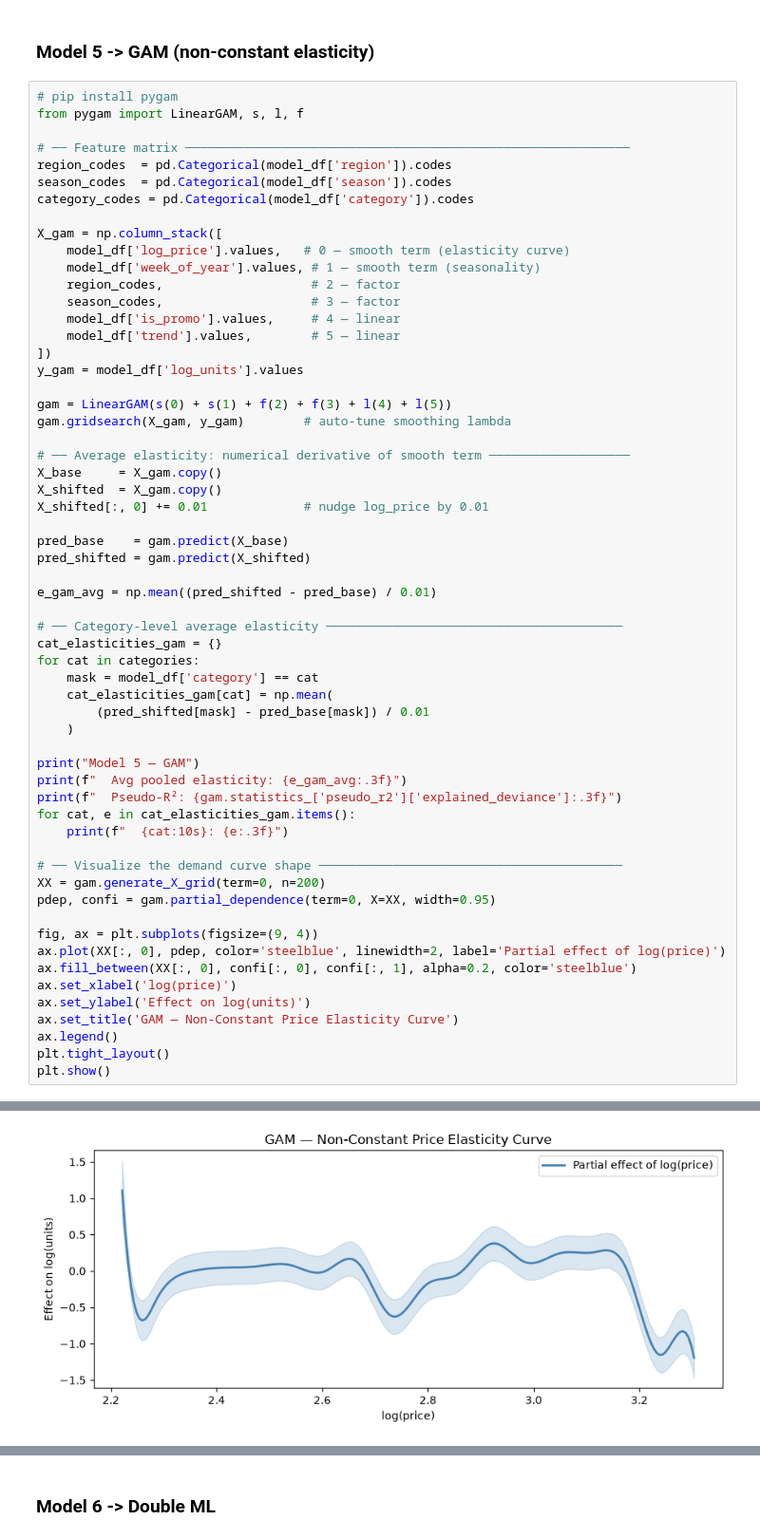
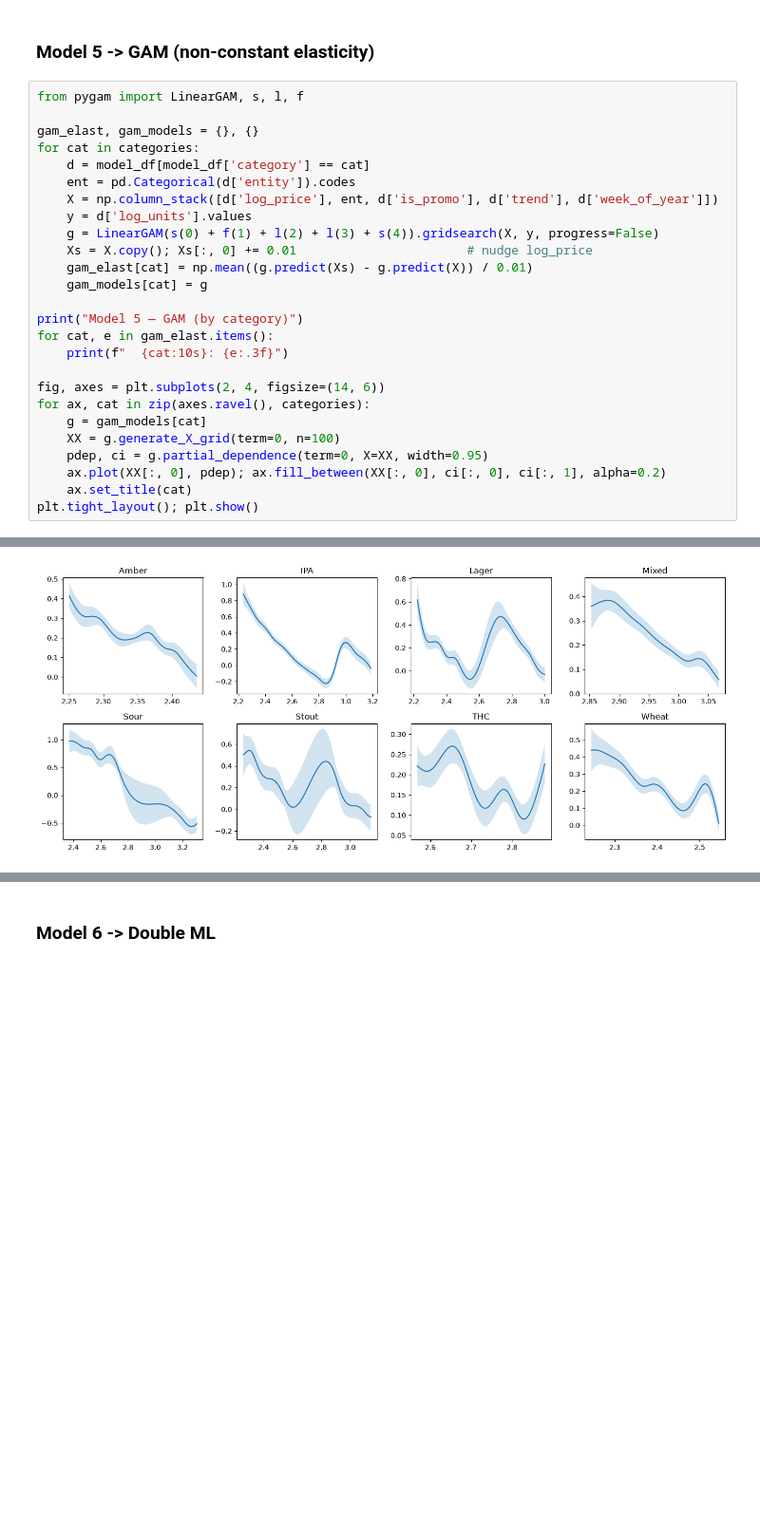
Before and after one commit to jwalluww/MarketingScience, a Jupyter notebook: price-elasticity/notebooks/price_elasticity.ipynb, the cells around one changed output, grey strips where cells are left out. Shown at 95% size. Cells and saved outputs as stored; diff of their text form; blank space fills up the shorter version.

Commit message:
Auto-commit: Tue 10/27/2026 17:12:35.04

```diff
--- a/price-elasticity/notebooks/price_elasticity.ipynb
+++ b/price-elasticity/notebooks/price_elasticity.ipynb
@@ -943,62 +943,29 @@ A 1% increase in price leads to a 2.266% decrease in demand for Lager (CI 1.24-3
 # %% [markdown]
 ### Model 5 -> GAM (non-constant elasticity)
 # %%
-# pip install pygam
 from pygam import LinearGAM, s, l, f
 
-# ── Feature matrix ────────────────────────────────────────────────────────────
-region_codes  = pd.Categorical(model_df['region']).codes
-season_codes  = pd.Categorical(model_df['season']).codes
-category_codes = pd.Categorical(model_df['category']).codes
+gam_elast, gam_models = {}, {}
+for cat in categories:
+    d = model_df[model_df['category'] == cat]
+    ent = pd.Categorical(d['entity']).codes
+    X = np.column_stack([d['log_price'], ent, d['is_promo'], d['trend'], d['week_of_year']])
+    y = d['log_units'].values
+    g = LinearGAM(s(0) + f(1) + l(2) + l(3) + s(4)).gridsearch(X, y, progress=False)
+    Xs = X.copy(); Xs[:, 0] += 0.01                       # nudge log_price
+    gam_elast[cat] = np.mean((g.predict(Xs) - g.predict(X)) / 0.01)
+    gam_models[cat] = g
 
-X_gam = np.column_stack([
-    model_df['log_price'].values,   # 0 — smooth term (elasticity curve)
-    model_df['week_of_year'].values, # 1 — smooth term (seasonality)
-    region_codes,                    # 2 — factor
-    season_codes,                    # 3 — factor
-    model_df['is_promo'].values,     # 4 — linear
-    model_df['trend'].values,        # 5 — linear
-])
-y_gam = model_df['log_units'].values
-
-gam = LinearGAM(s(0) + s(1) + f(2) + f(3) + l(4) + l(5))
-gam.gridsearch(X_gam, y_gam)        # auto-tune smoothing lambda
-
-# ── Average elasticity: numerical derivative of smooth term ───────────────────
-X_base     = X_gam.copy()
-X_shifted  = X_gam.copy()
-X_shifted[:, 0] += 0.01             # nudge log_price by 0.01
-
-pred_base    = gam.predict(X_base)
-pred_shifted = gam.predict(X_shifted)
-
-e_gam_avg = np.mean((pred_shifted - pred_base) / 0.01)
-
-# ── Category-level average elasticity ────────────────────────────────────────
-cat_elasticities_gam = {}
-for cat in categories:
-    mask = model_df['category'] == cat
-    cat_elasticities_gam[cat] = np.mean(
-        (pred_shifted[mask] - pred_base[mask]) / 0.01
-    )
-
-print("Model 5 — GAM")
-print(f"  Avg pooled elasticity: {e_gam_avg:.3f}")
-print(f"  Pseudo-R²: {gam.statistics_['pseudo_r2']['explained_deviance']:.3f}")
-for cat, e in cat_elasticities_gam.items():
+print("Model 5 — GAM (by category)")
+for cat, e in gam_elast.items():
     print(f"  {cat:10s}: {e:.3f}")
 
-# ── Visualize the demand curve shape ─────────────────────────────────────────
-XX = gam.generate_X_grid(term=0, n=200)
-pdep, confi = gam.partial_dependence(term=0, X=XX, width=0.95)
-
-fig, ax = plt.subplots(figsize=(9, 4))
-ax.plot(XX[:, 0], pdep, color='steelblue', linewidth=2, label='Partial effect of log(price)')
-ax.fill_between(XX[:, 0], confi[:, 0], confi[:, 1], alpha=0.2, color='steelblue')
-ax.set_xlabel('log(price)')
-ax.set_ylabel('Effect on log(units)')
-ax.set_title('GAM — Non-Constant Price Elasticity Curve')
-ax.legend()
-plt.tight_layout()
-plt.show()
+fig, axes = plt.subplots(2, 4, figsize=(14, 6))
+for ax, cat in zip(axes.ravel(), categories):
+    g = gam_models[cat]
+    XX = g.generate_X_grid(term=0, n=100)
+    pdep, ci = g.partial_dependence(term=0, X=XX, width=0.95)
+    ax.plot(XX[:, 0], pdep); ax.fill_between(XX[:, 0], ci[:, 0], ci[:, 1], alpha=0.2)
+    ax.set_title(cat)
+plt.tight_layout(); plt.show()
 # %% [output]
@@ -1022 +981 @@ Model 4 — GAM
-[figure, old version]
+[figure, new version]
```
Also changed, not shown: parts of 2 cells of this notebook.
